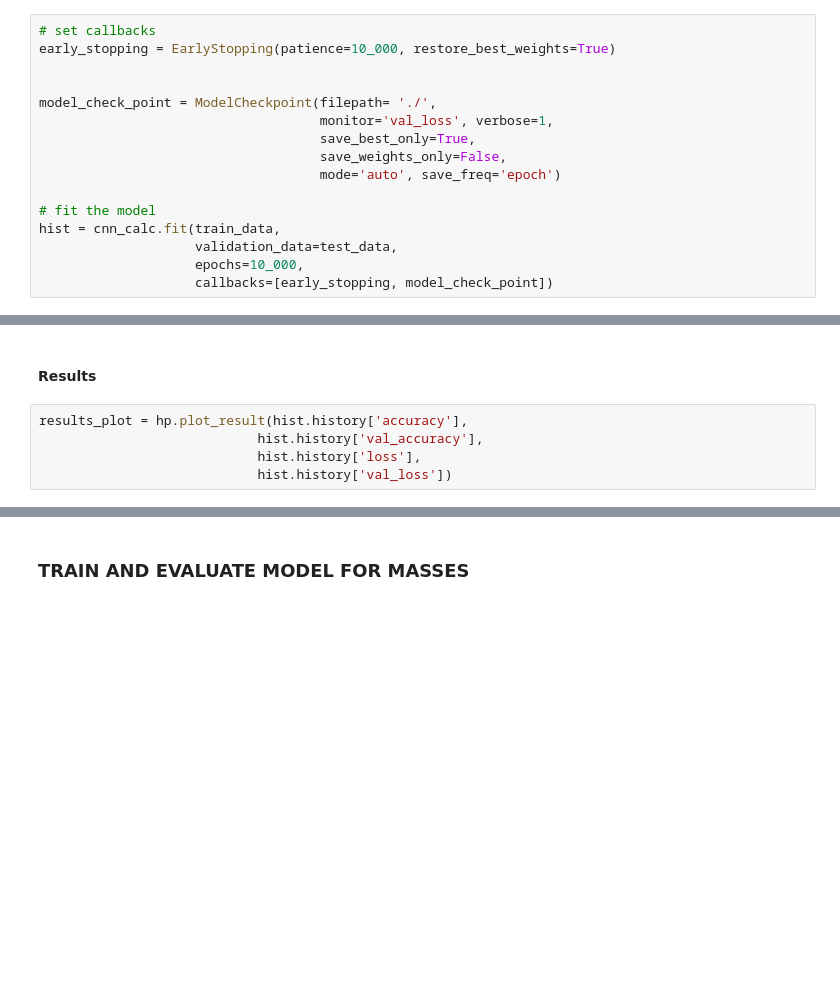
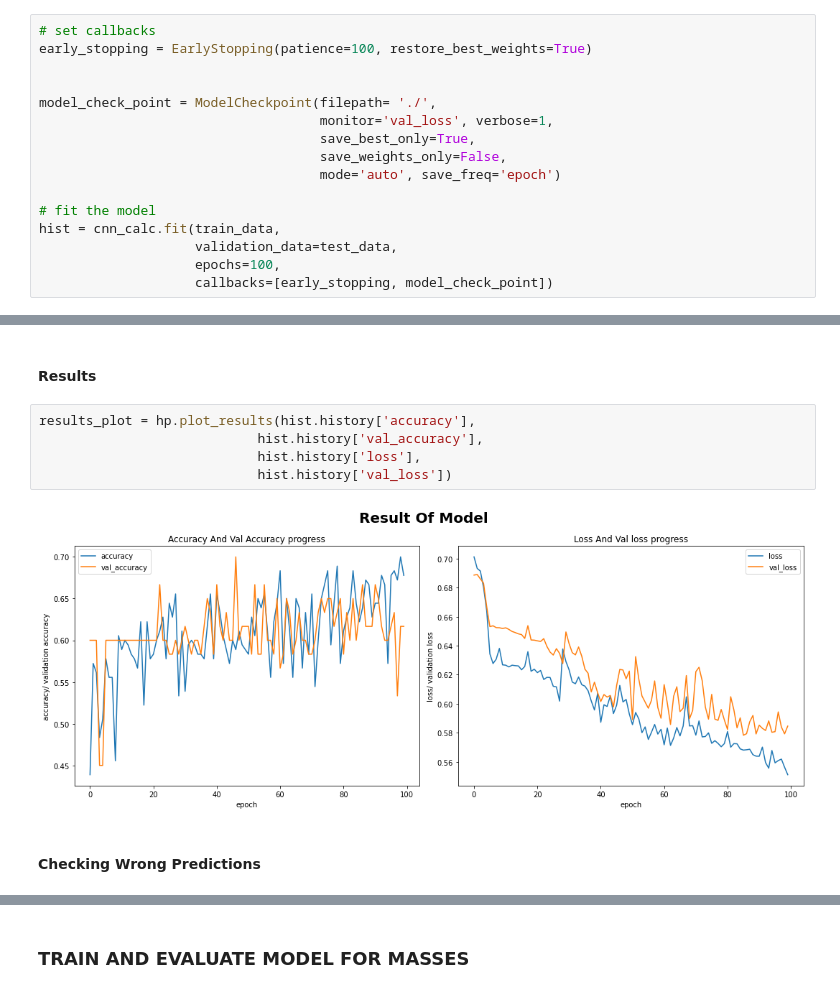
Before and after one commit to cpoles/data_science, a Jupyter notebook: projects/machine_learning/deep_learning/mias_mammography/notebooks/mias_mammography.ipynb, the cells around one changed output, grey strips where cells are left out. Drawn from its saved outputs; the diff is of its cells as text; blank space fills up the shorter version.

```diff
--- a/projects/machine_learning/deep_learning/mias_mammography/notebooks/mias_mammography.ipynb
+++ b/projects/machine_learning/deep_learning/mias_mammography/notebooks/mias_mammography.ipynb
@@ -230,7 +320,7 @@ cnn_calc.compile(optimizer=adam,
 #### Training and Evaluating the Model
 # %%
 # set callbacks
-early_stopping = EarlyStopping(patience=10_000, restore_best_weights=True)
+early_stopping = EarlyStopping(patience=100, restore_best_weights=True)
 
 
 model_check_point = ModelCheckpoint(filepath= './',
@@ -242,7 +332,7 @@ model_check_point = ModelCheckpoint(filepath= './',
 # fit the model
 hist = cnn_calc.fit(train_data,
                     validation_data=test_data,
-                    epochs=10_000,
+                    epochs=100,
                     callbacks=[early_stopping, model_check_point])
 # %%
 loss_value , accuracy = cnn_calc.evaluate(train_data)
@@ -266,7 +378,11 @@ print(classification_report(expected, predicted))
 # %% [markdown]
 #### Results
 # %%
-results_plot = hp.plot_result(hist.history['accuracy'],
+results_plot = hp.plot_results(hist.history['accuracy'],
                             hist.history['val_accuracy'],
                             hist.history['loss'],
                             hist.history['val_loss'])
+# %% [output]
+[figure, added]
+# %% [markdown]
+#### Checking Wrong Predictions
```
Also changed, not shown: parts of 24 cells of this notebook, 2 other files.
